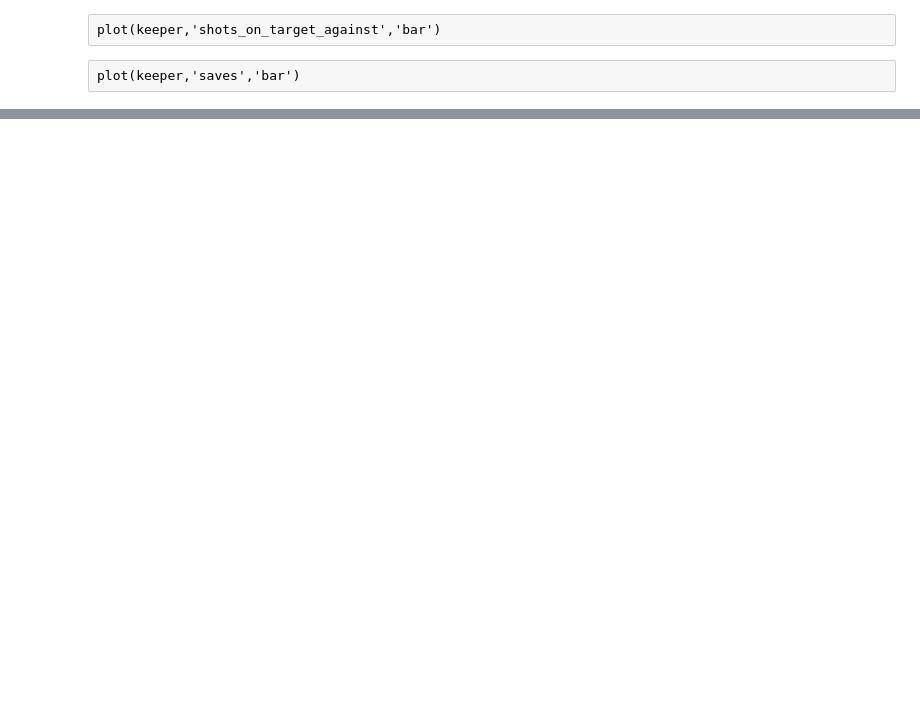
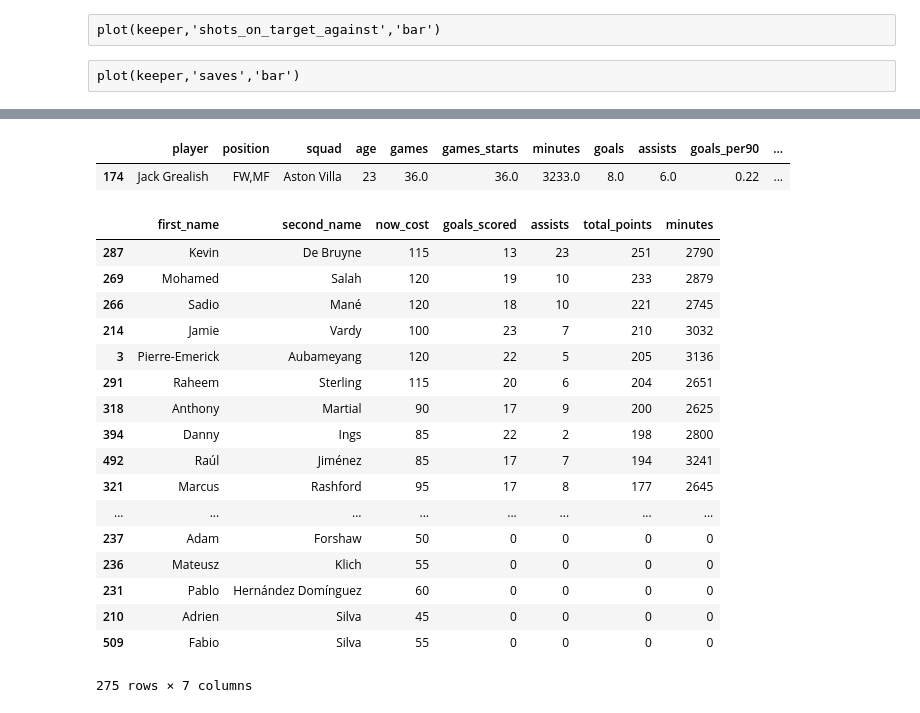
Before and after one commit to sidthakur08/fpl_explore, a Jupyter notebook: explore.ipynb, the cells around one changed output, grey strips where cells are left out. Saved outputs shown, nothing was run; the diff lists cells and outputs as text; code cells hidden in the pictures; blank space fills up the shorter version.

```diff
--- a/explore.ipynb
+++ b/explore.ipynb
@@ -257,0 +343,3 @@ plot(defenders_mins,'minutes','true_tackle_rate','scatter')
+# %%
+fpl_data = pd.read_csv('cleaned_players.csv')
+fpl_data.head()
@@ -257,0 +452,28 @@ plot(defenders_mins,'minutes','true_tackle_rate','scatter')
+# %%
+attack[attack['player']=='Jack Grealish']
+# %% [output]
+|  | player | position | squad | age | games | games_starts | minutes | goals | assists | goals_per90 | ... |
+| 174 | Jack Grealish | FW,MF | Aston Villa | 23 | 36.0 | 36.0 | 3233.0 | 8.0 | 6.0 | 0.22 | ... |
+# %%
+fpl_pos = ['FWD','MID']
+fpl_att = fpl_data[fpl_data['element_type'].isin(fpl_pos)].loc[:,['first_name','second_name','now_cost','goals_scored','assists','total_points','minutes']].sort_values('total_points',ascending=False)
+fpl_att
+# %% [output]
+|  | first_name | second_name | now_cost | goals_scored | assists | total_points | minutes |
+| 287 | Kevin | De Bruyne | 115 | 13 | 23 | 251 | 2790 |
+| 269 | Mohamed | Salah | 120 | 19 | 10 | 233 | 2879 |
+| 266 | Sadio | Mané | 120 | 18 | 10 | 221 | 2745 |
+| 214 | Jamie | Vardy | 100 | 23 | 7 | 210 | 3032 |
+| 3 | Pierre-Emerick | Aubameyang | 120 | 22 | 5 | 205 | 3136 |
+| 291 | Raheem | Sterling | 115 | 20 | 6 | 204 | 2651 |
+| 318 | Anthony | Martial | 90 | 17 | 9 | 200 | 2625 |
+| 394 | Danny | Ings | 85 | 22 | 2 | 198 | 2800 |
+| 492 | Raúl | Jiménez | 85 | 17 | 7 | 194 | 3241 |
+| 321 | Marcus | Rashford | 95 | 17 | 8 | 177 | 2645 |
+| ... | ... | ... | ... | ... | ... | ... | ... |
+| 237 | Adam | Forshaw | 50 | 0 | 0 | 0 | 0 |
+| 236 | Mateusz | Klich | 55 | 0 | 0 | 0 | 0 |
+| 231 | Pablo | Hernández Domínguez | 60 | 0 | 0 | 0 | 0 |
+| 210 | Adrien | Silva | 45 | 0 | 0 | 0 | 0 |
+| 509 | Fabio | Silva | 55 | 0 | 0 | 0 | 0 |
+275 rows × 7 columns
```
Also changed, not shown: parts of 34 cells of this notebook, 4 other files.
